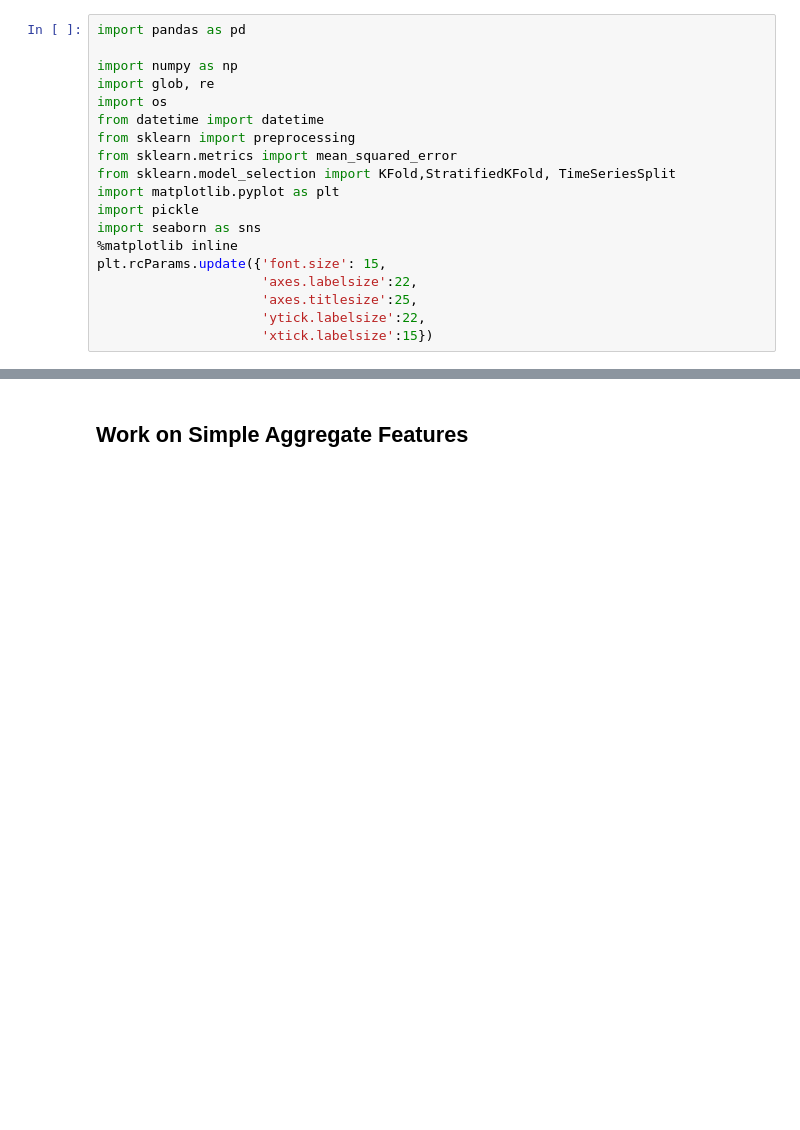
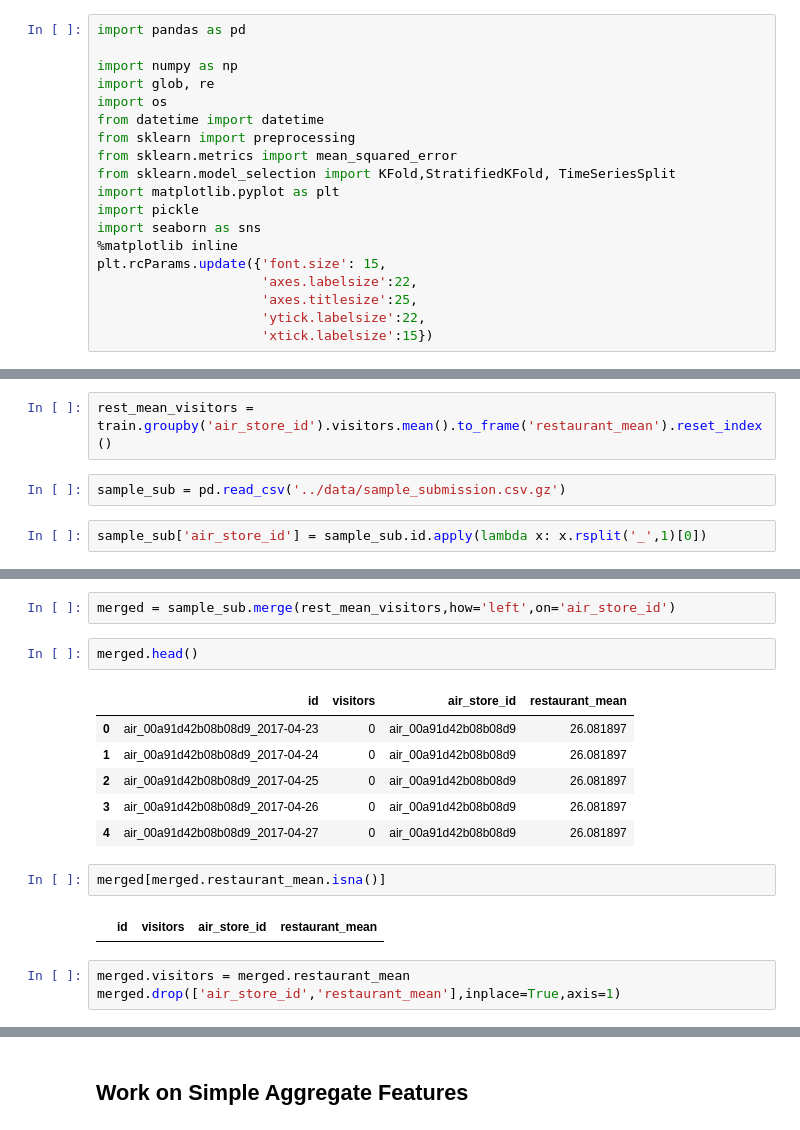
Before and after one commit to GlobalMaksimum/datacamp, a Jupyter notebook: datasci/1 - BasicML.ipynb, the cells around one changed output, grey strips where cells are left out. Saved outputs shown, nothing was run; the diff lists cells and outputs as text; blank space fills up the shorter version.

```diff
--- a/datasci/1 - BasicML.ipynb
+++ b/datasci/1 - BasicML.ipynb
@@ -19,0 +106,6 @@ plt.rcParams.update({'font.size': 15,
+# %%
+rest_mean_visitors = train.groupby('air_store_id').visitors.mean().to_frame('restaurant_mean').reset_index()
+# %%
+sample_sub = pd.read_csv('../data/sample_submission.csv.gz')
+# %%
+sample_sub['air_store_id'] = sample_sub.id.apply(lambda x: x.rsplit('_',1)[0])
@@ -19,0 +121,18 @@ plt.rcParams.update({'font.size': 15,
+# %%
+merged = sample_sub.merge(rest_mean_visitors,how='left',on='air_store_id')
+# %%
+merged.head()
+# %% [output]
+|  | id | visitors | air_store_id | restaurant_mean |
+| 0 | air_00a91d42b08b08d9_2017-04-23 | 0 | air_00a91d42b08b08d9 | 26.081897 |
+| 1 | air_00a91d42b08b08d9_2017-04-24 | 0 | air_00a91d42b08b08d9 | 26.081897 |
+| 2 | air_00a91d42b08b08d9_2017-04-25 | 0 | air_00a91d42b08b08d9 | 26.081897 |
+| 3 | air_00a91d42b08b08d9_2017-04-26 | 0 | air_00a91d42b08b08d9 | 26.081897 |
+| 4 | air_00a91d42b08b08d9_2017-04-27 | 0 | air_00a91d42b08b08d9 | 26.081897 |
+# %%
+merged[merged.restaurant_mean.isna()]
+# %% [output]
+|  | id | visitors | air_store_id | restaurant_mean |
+# %%
+merged.visitors = merged.restaurant_mean
+merged.drop(['air_store_id','restaurant_mean'],inplace=True,axis=1)
```
Also changed, not shown: parts of 20 cells of this notebook.
